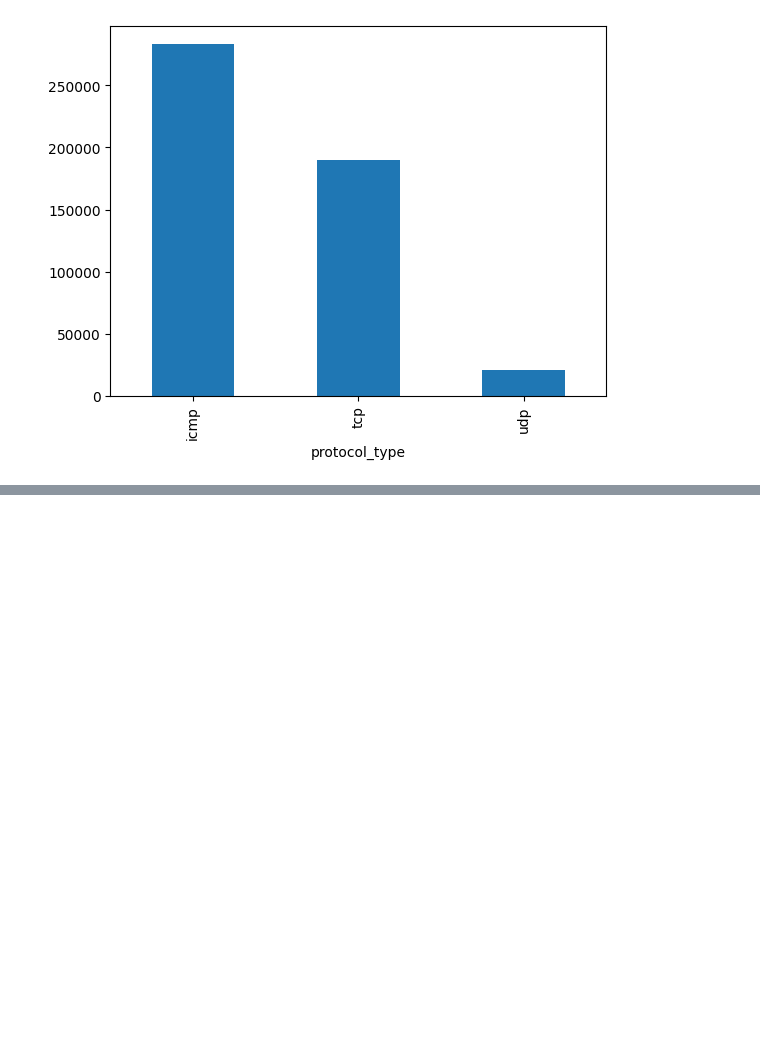
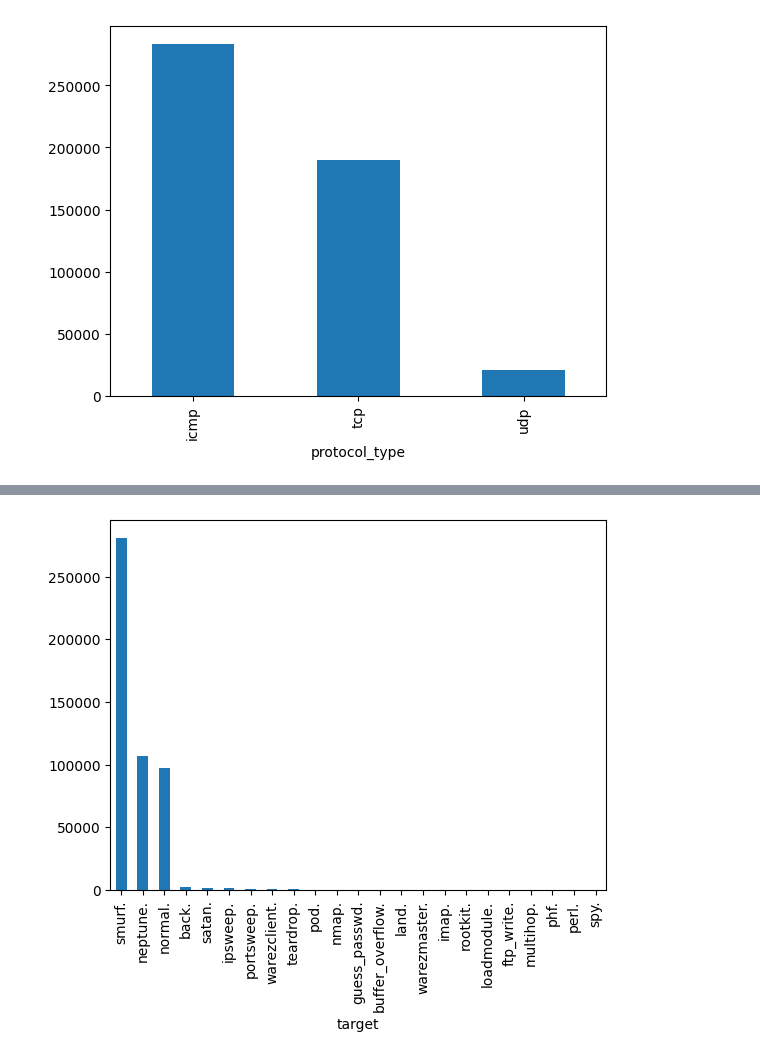
Before and after one commit to ChrisMikhail/Thor-IDS, a Jupyter notebook: main.ipynb, the cells around one changed output, grey strips where cells are left out. Saved outputs shown, nothing was run; the diff lists cells and outputs as text; code cells hidden in the pictures; blank space fills up the shorter version.

```diff
--- a/main.ipynb
+++ b/main.ipynb
@@ -230,0 +250,4 @@ bar_graph('protocol_type')
+# %%
+bar_graph('target')
+# %% [output]
+[figure, added]
```
Also changed, not shown: parts of 18 cells of this notebook.
